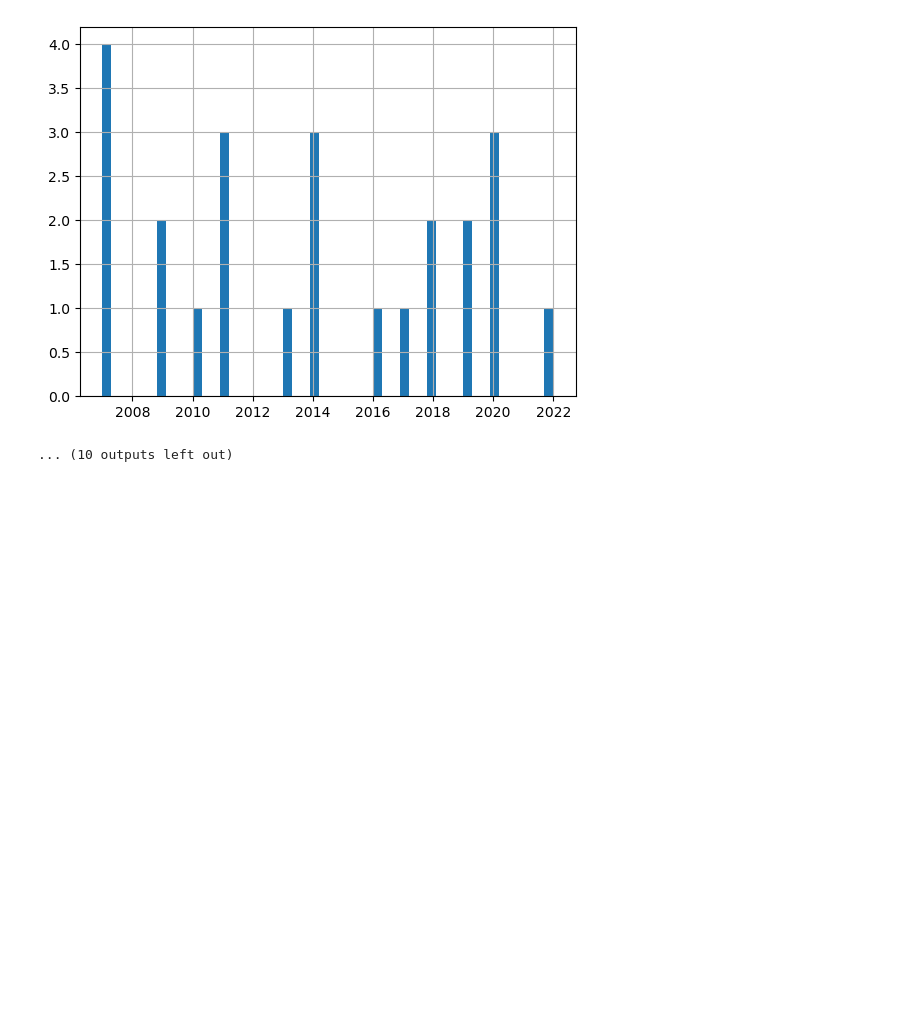
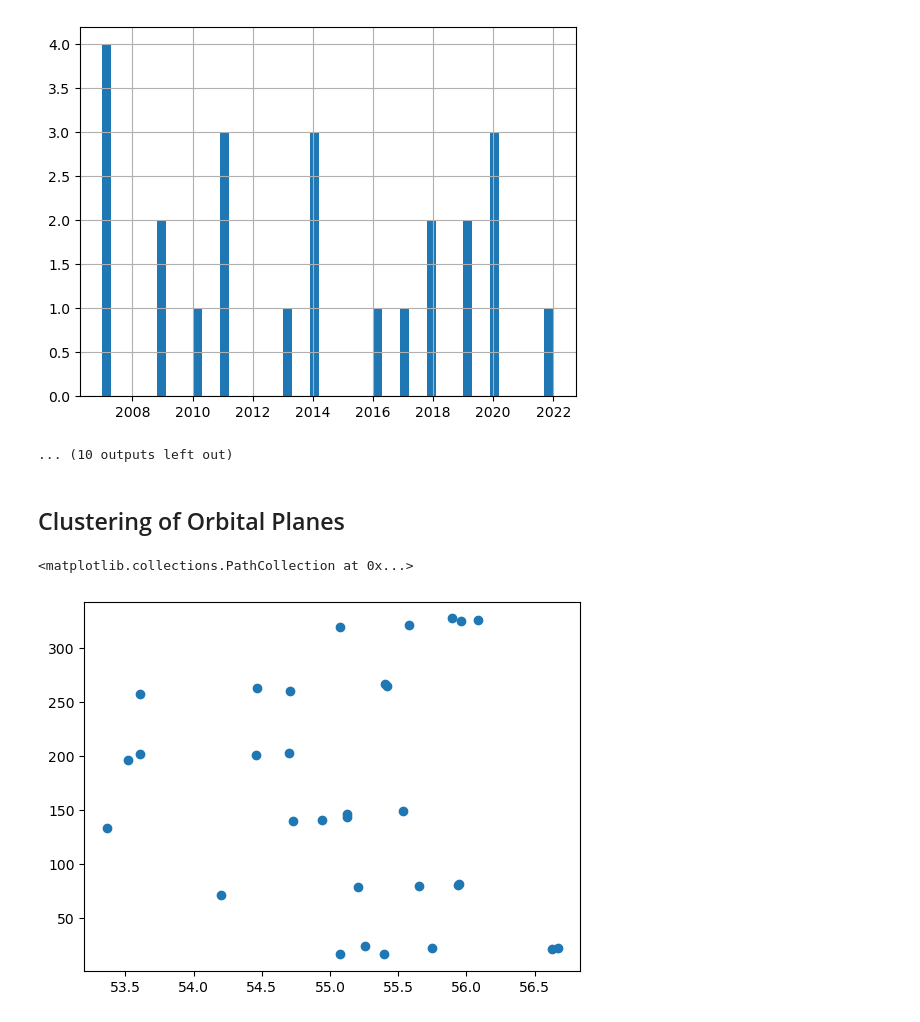
Before and after one commit to Rakagami/datascience_satellites_and_me, a Jupyter notebook: constellations.ipynb, the cells around one changed output. Cells and saved outputs as stored; diff of their text form; code cells hidden in the pictures; blank space fills up the shorter version.

```diff
--- a/constellations.ipynb
+++ b/constellations.ipynb
@@ -225,3 +254,5 @@ Bin of size 3 From 2019.9 to 2020.2
 Bin of size 1 From 2021.7 to 2022.0
 [figure]
 ... (10 outputs left out)
+# %% [markdown]
+## Clustering of Orbital Planes
@@ -227,0 +261,6 @@ Bin of size 1 From 2021.7 to 2022.0
+# %%
+plt.scatter(df_dict["gps"]["INCLINATION"],
+            df_dict["gps"]["RA_OF_ASC_NODE"])
+# %% [output]
+<matplotlib.collections.PathCollection at 0x...>
+[figure, added]
```
Also changed, not shown: parts of 14 cells of this notebook, 1 other file.
